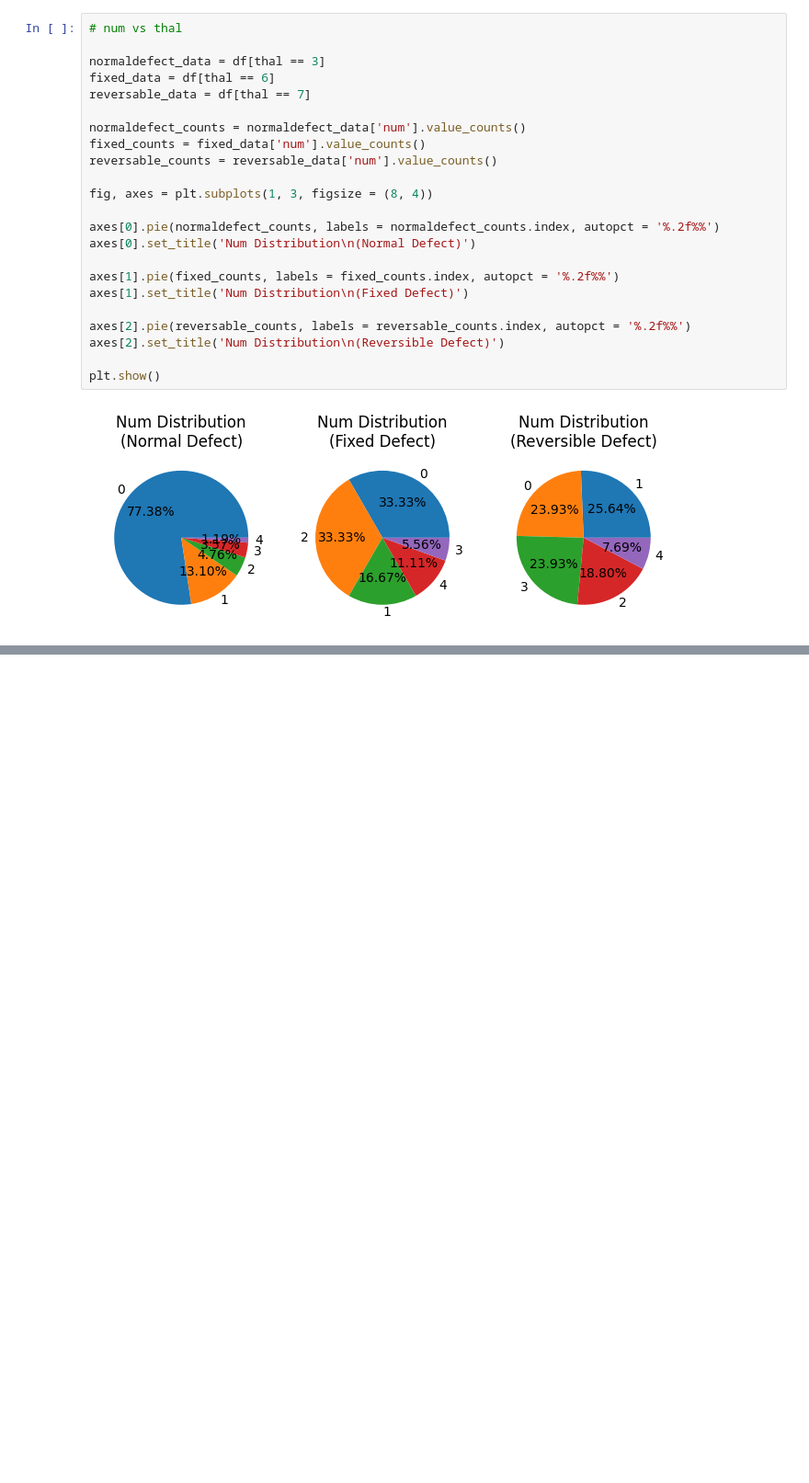
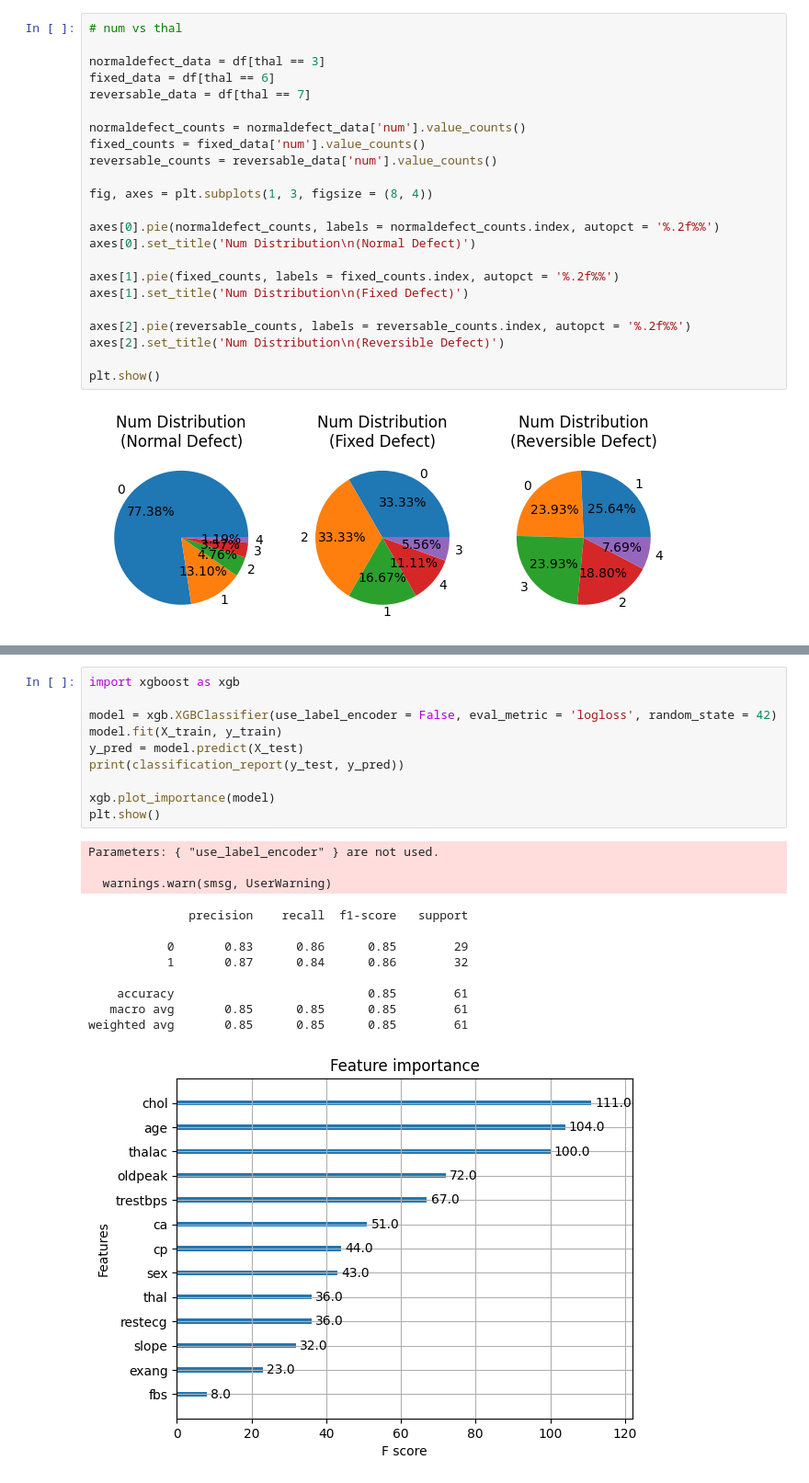
Before and after one commit to itayakad/IntroDataSci-Final, a Jupyter notebook: CS439_Final_Project.ipynb, the cells around one changed output, grey strips where cells are left out. Shown at 92% size. Saved outputs shown, nothing was run; the diff lists cells and outputs as text; blank space fills up the shorter version.

```diff
--- a/CS439_Final_Project.ipynb
+++ b/CS439_Final_Project.ipynb
@@ -264,0 +305,23 @@ plt.show()
+# %%
+import xgboost as xgb
+
+model = xgb.XGBClassifier(use_label_encoder = False, eval_metric = 'logloss', random_state = 42)
+model.fit(X_train, y_train)
+y_pred = model.predict(X_test)
+print(classification_report(y_test, y_pred))
+
+xgb.plot_importance(model)
+plt.show()
+# %% [output]
+Parameters: { "use_label_encoder" } are not used.
+
+  warnings.warn(smsg, UserWarning)
+              precision    recall  f1-score   support
+
+           0       0.83      0.86      0.85        29
+           1       0.87      0.84      0.86        32
+
+    accuracy                           0.85        61
+   macro avg       0.85      0.85      0.85        61
+weighted avg       0.85      0.85      0.85        61
+[figure, added]
```
Also changed, not shown: parts of 4 cells of this notebook.
